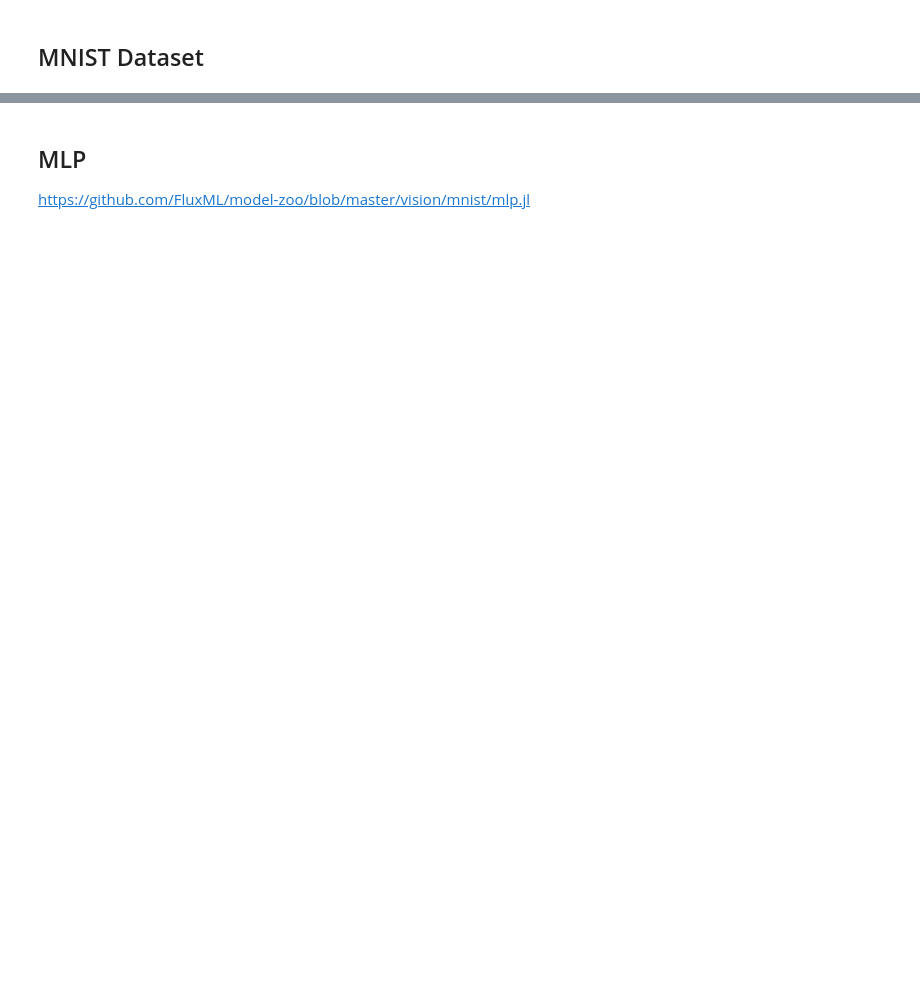
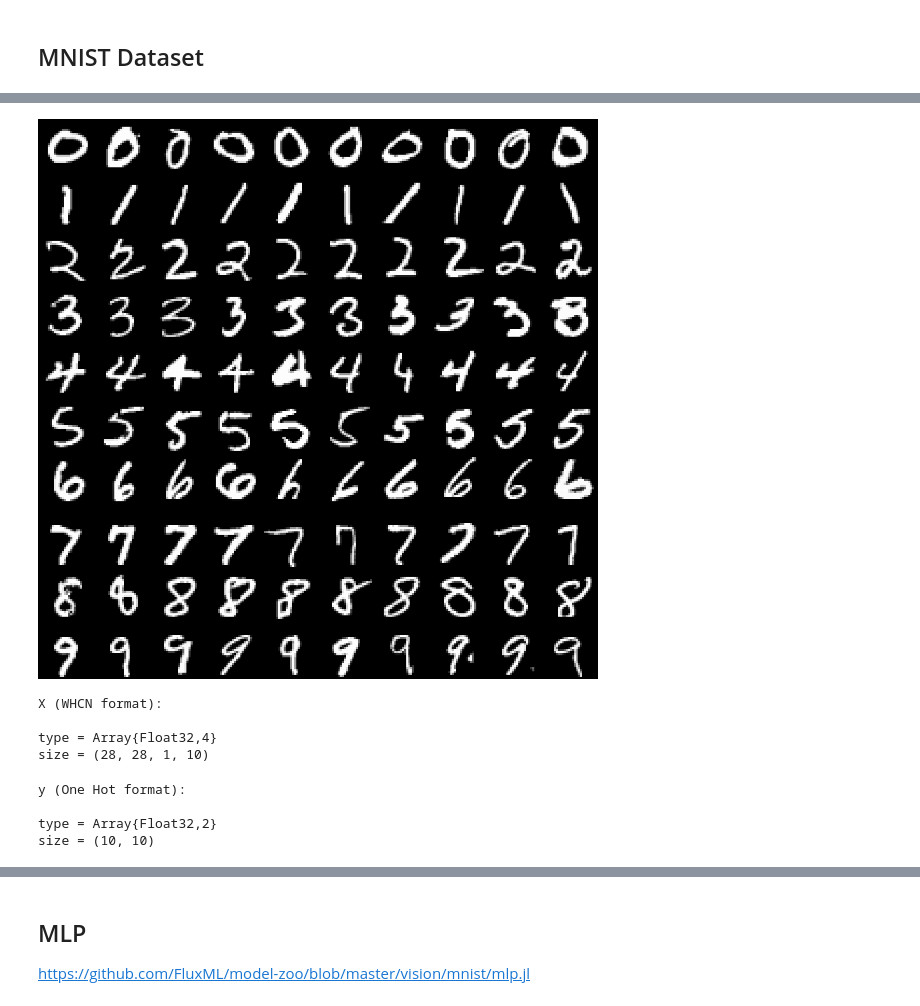
Before and after one commit to cirocavani/Pineapple, a Jupyter notebook: workspace/Julia - Deep Learning.ipynb, the cells around one changed output, grey strips where cells are left out. Saved outputs shown, nothing was run; the diff lists cells and outputs as text; code cells hidden in the pictures; blank space fills up the shorter version.

```diff
--- a/workspace/Julia - Deep Learning.ipynb
+++ b/workspace/Julia - Deep Learning.ipynb
@@ -96,0 +94,73 @@ Test Data: type=Tuple{Array{Float32,4},Array{Float32,2}}
+# %%
+function sample_classes(data, sample_size_per_class=10)
+    class_vector = sort(unique(data.labels))
+    samples = map(class_vector) do label
+        label_indices = findall(==(label), data.labels)
+        sample_indices = rand(label_indices, sample_size_per_class)
+        images = data.images[sample_indices]
+        images
+    end
+    return samples
+end
+
+train_sample2 = sample_classes(train_data)
+plot_digits(vcat(train_sample2...); size=(800, 800), layout=(10, 10))
+# %% [output]
+[figure, added]
+# %%
+function compute_num_channels(image)
+    color_type = eltype(image)
+    if color_type <: Gray
+        return 1
+    elseif color_type <: RGB
+        return 3
+    else
+        error("Unknown color type: $(color_type)")
+    end
+end
+
+function make_whcn_format(images)
+    width, height = size(images[1])
+    num_channels = compute_num_channels(images[1])
+    batch_size = length(images)
+    @assert num_channels == 1 # only Gray -> Foloat32 supported
+
+    images_tensor = Array{Float32, 4}(undef, width, height, num_channels, batch_size)
+    for (batch_index, image) in enumerate(images)
+        images_tensor[:, :, :, batch_index] = Float32.(reshape(image, width, height, num_channels))
+    end
+    return images_tensor
+end
+
+X_whcn = make_whcn_format(train_sample.images)
+println("X (WHCN format):\n",
+        "\ntype = ", typeof(X_whcn),
+        "\nsize = ", size(X_whcn))
+# %% [output]
+X (WHCN format):
+
+type = Array{Float32,4}
+size = (28, 28, 1, 10)
+# %%
+import Flux: onehot
+
+function make_onehot_format(labels, class_vector)
+    num_labels = length(class_vector)
+    batch_size = length(labels)
+
+    labels_tensor = Array{Float32, 2}(undef, num_labels, batch_size)
+    for (batch_index, label) in enumerate(labels)
+        labels_tensor[:, batch_index] = Float32.(onehot(label, class_vector))
+    end
+    return labels_tensor
+end
+
+y_onehot = make_onehot_format(train_sample.labels, 0:9)
+println("y (One Hot format):\n",
+        "\ntype = ", typeof(y_onehot),
+        "\nsize = ", size(y_onehot))
+# %% [output]
+y (One Hot format):
+
+type = Array{Float32,2}
+size = (10, 10)
```
Also changed, not shown: parts of 58 cells of this notebook, 2 other files.
